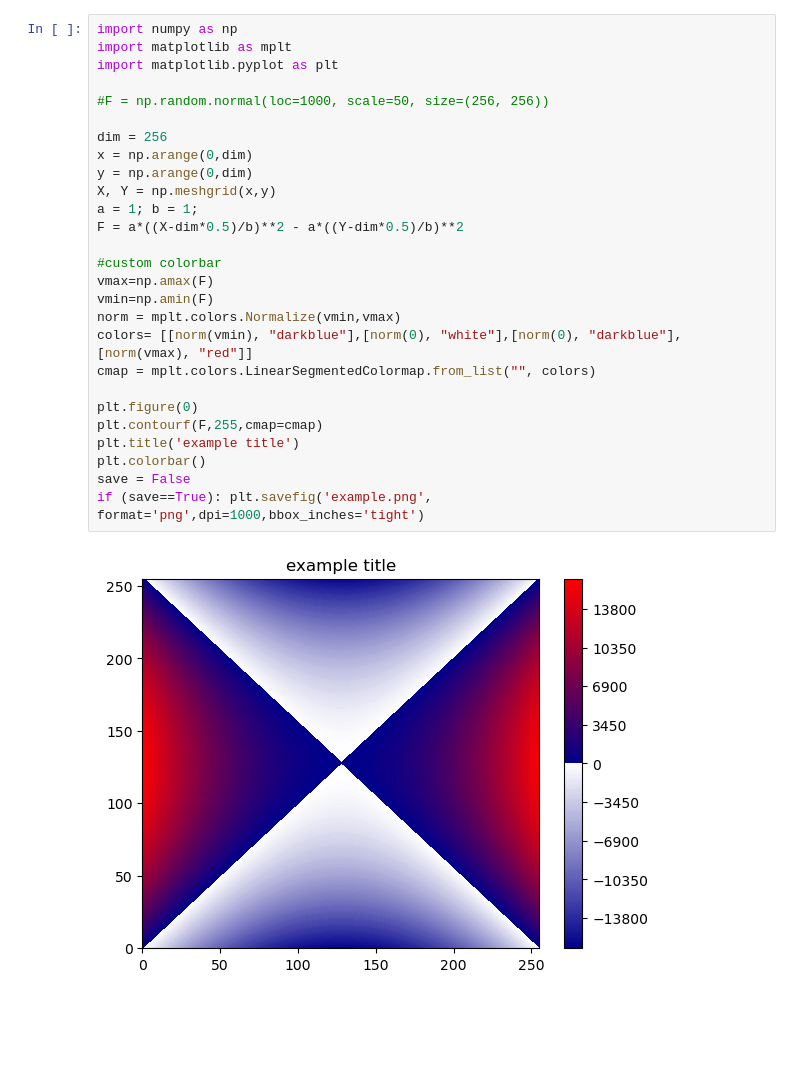
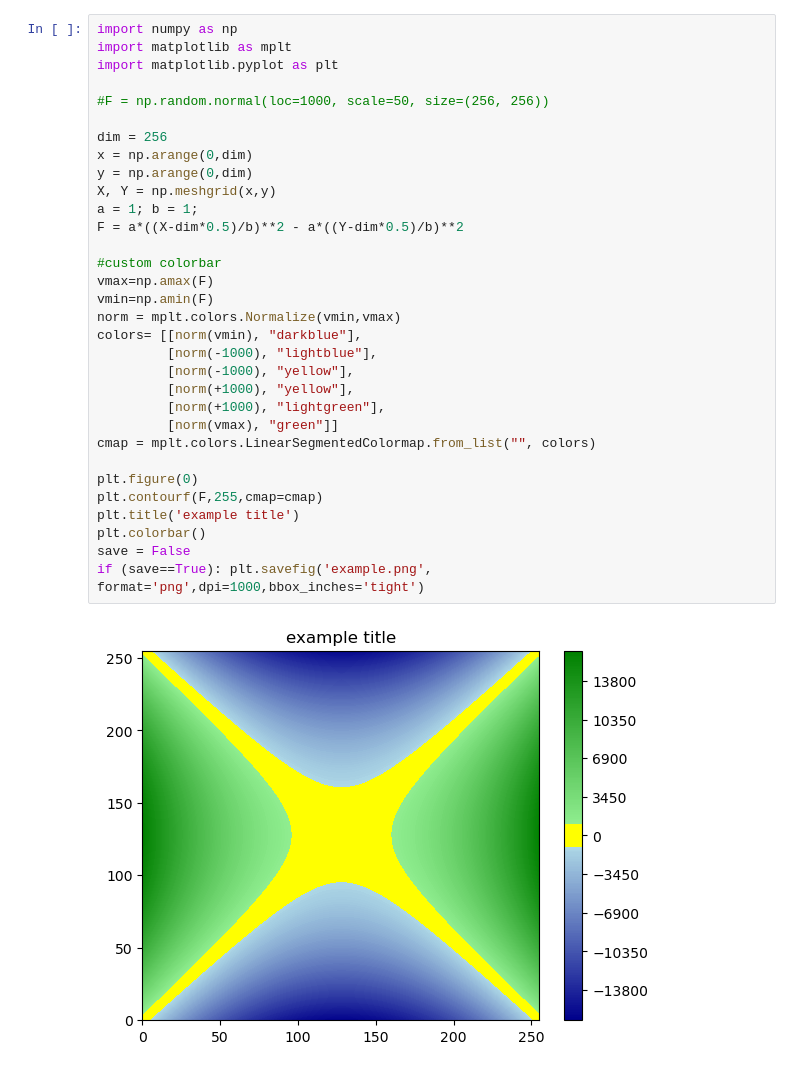
Before and after one commit to mattiamencagli/my-python-plots, a Jupyter notebook: ExamplesStudy/CustomColorbar.ipynb, the cells around one changed output. Drawn from its saved outputs; the diff is of its cells as text; blank space fills up the shorter version.

```diff
--- a/ExamplesStudy/CustomColorbar.ipynb
+++ b/ExamplesStudy/CustomColorbar.ipynb
@@ -1,29 +1,34 @@
 # %%
 import numpy as np
 import matplotlib as mplt
 import matplotlib.pyplot as plt
 
 #F = np.random.normal(loc=1000, scale=50, size=(256, 256))
 
 dim = 256
 x = np.arange(0,dim)
 y = np.arange(0,dim)
 X, Y = np.meshgrid(x,y)
 a = 1; b = 1;
 F = a*((X-dim*0.5)/b)**2 - a*((Y-dim*0.5)/b)**2
 
 #custom colorbar
 vmax=np.amax(F)
 vmin=np.amin(F)
 norm = mplt.colors.Normalize(vmin,vmax)
-colors= [[norm(vmin), "darkblue"],[norm(0), "white"],[norm(0), "darkblue"],[norm(vmax), "red"]]
+colors= [[norm(vmin), "darkblue"],
+         [norm(-1000), "lightblue"],
+         [norm(-1000), "yellow"],
+         [norm(+1000), "yellow"],
+         [norm(+1000), "lightgreen"],
+         [norm(vmax), "green"]]
 cmap = mplt.colors.LinearSegmentedColormap.from_list("", colors)
 
 plt.figure(0)
 plt.contourf(F,255,cmap=cmap)
 plt.title('example title')
 plt.colorbar()
 save = False
 if (save==True): plt.savefig('example.png', format='png',dpi=1000,bbox_inches='tight')
 # %% [output]
-[figure, old version]
+[figure, new version]
```
